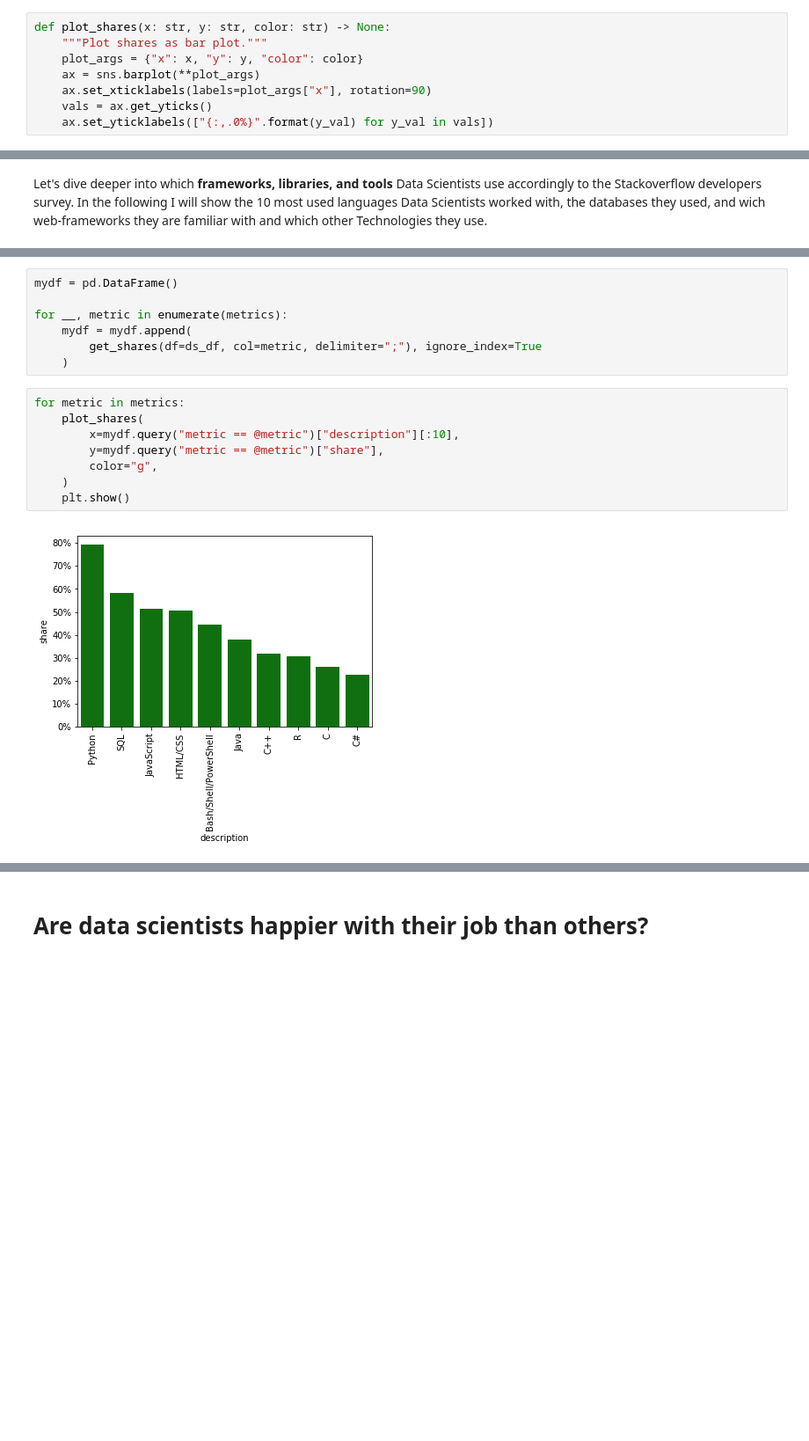
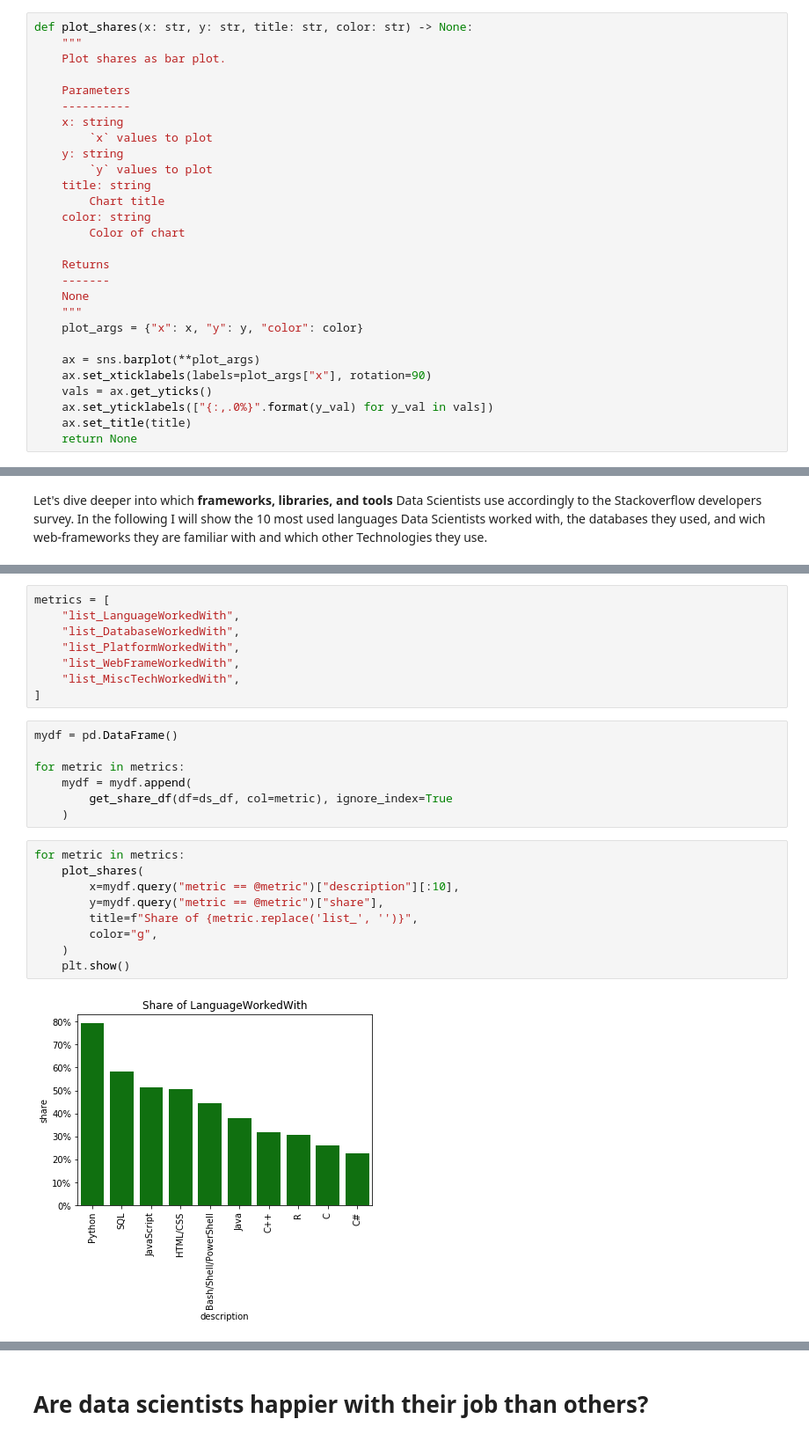
Before and after one commit to StefanTippelt/stack_overflow_developer_survey, a Jupyter notebook: stackoverflow_exploration.ipynb, the cells around one changed output, grey strips where cells are left out. Shown at 88% size. Cells and saved outputs as stored; diff of their text form; blank space fills up the shorter version.

```diff
--- a/stackoverflow_exploration.ipynb
+++ b/stackoverflow_exploration.ipynb
@@ -122,10 +163,30 @@ other_dev_types.head()
 # %%
-def plot_shares(x: str, y: str, color: str) -> None:
-    """Plot shares as bar plot."""
+def plot_shares(x: str, y: str, title: str, color: str) -> None:
+    """
+    Plot shares as bar plot.
+
+    Parameters
+    ----------
+    x: string
+        `x` values to plot
+    y: string
+        `y` values to plot
+    title: string
+        Chart title
+    color: string
+        Color of chart
+
+    Returns
+    -------
+    None
+    """
     plot_args = {"x": x, "y": y, "color": color}
+
     ax = sns.barplot(**plot_args)
     ax.set_xticklabels(labels=plot_args["x"], rotation=90)
     vals = ax.get_yticks()
     ax.set_yticklabels(["{:,.0%}".format(y_val) for y_val in vals])
+    ax.set_title(title)
+    return None
 # %%
 plot_shares(
@@ -155,17 +208,26 @@ metrics = [
+# %%
+metrics = [
+    "list_LanguageWorkedWith",
+    "list_DatabaseWorkedWith",
+    "list_PlatformWorkedWith",
+    "list_WebFrameWorkedWith",
+    "list_MiscTechWorkedWith",
+]
 # %%
 mydf = pd.DataFrame()
 
-for __, metric in enumerate(metrics):
+for metric in metrics:
     mydf = mydf.append(
-        get_shares(df=ds_df, col=metric, delimiter=";"), ignore_index=True
+        get_share_df(df=ds_df, col=metric), ignore_index=True
     )
 # %%
 for metric in metrics:
     plot_shares(
         x=mydf.query("metric == @metric")["description"][:10],
         y=mydf.query("metric == @metric")["share"],
+        title=f"Share of {metric.replace('list_', '')}",
         color="g",
     )
     plt.show()
 # %% [output]
-[figure, old version]
+[figure, new version]
```
Also changed, not shown: parts of 18 cells of this notebook.
